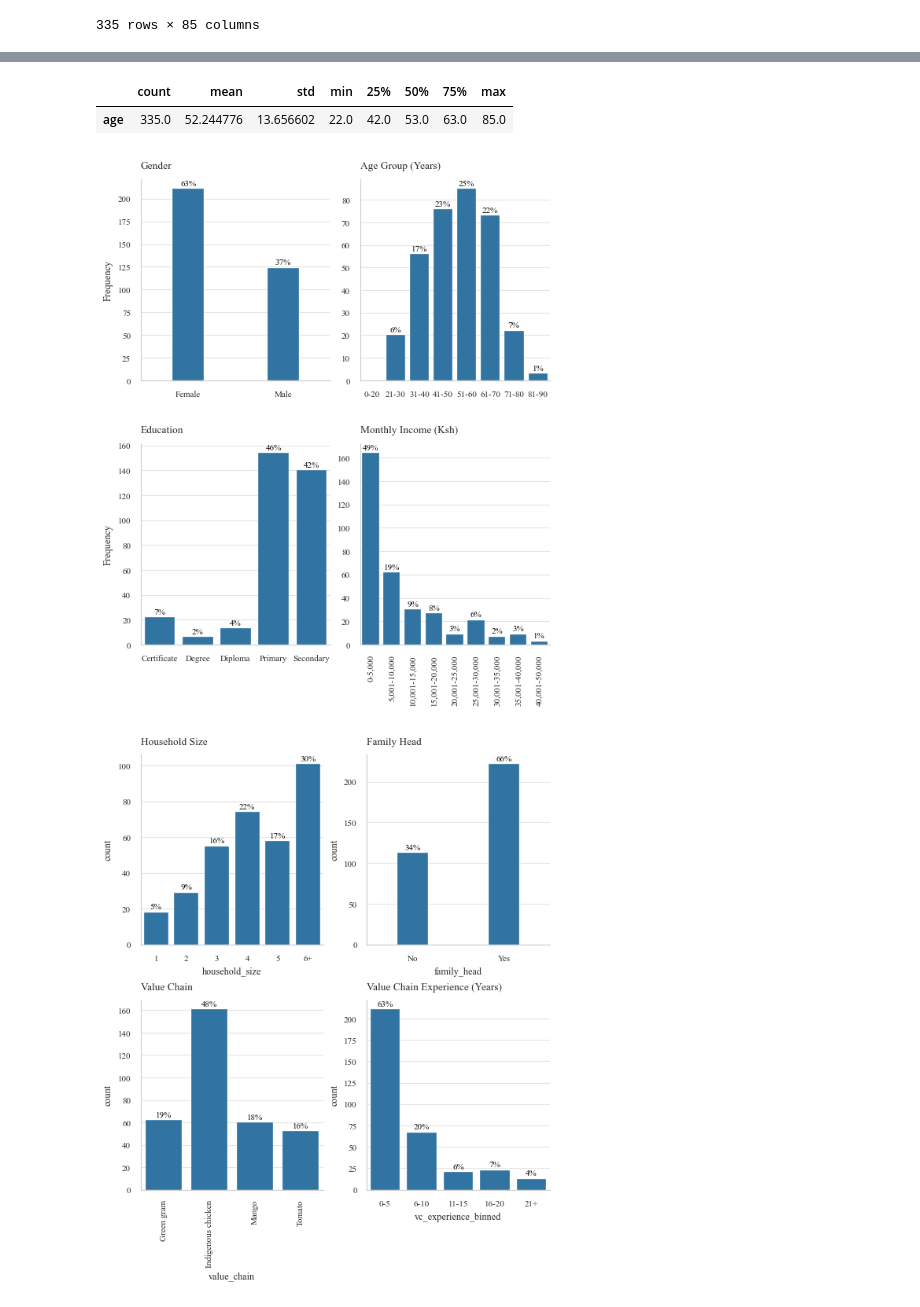
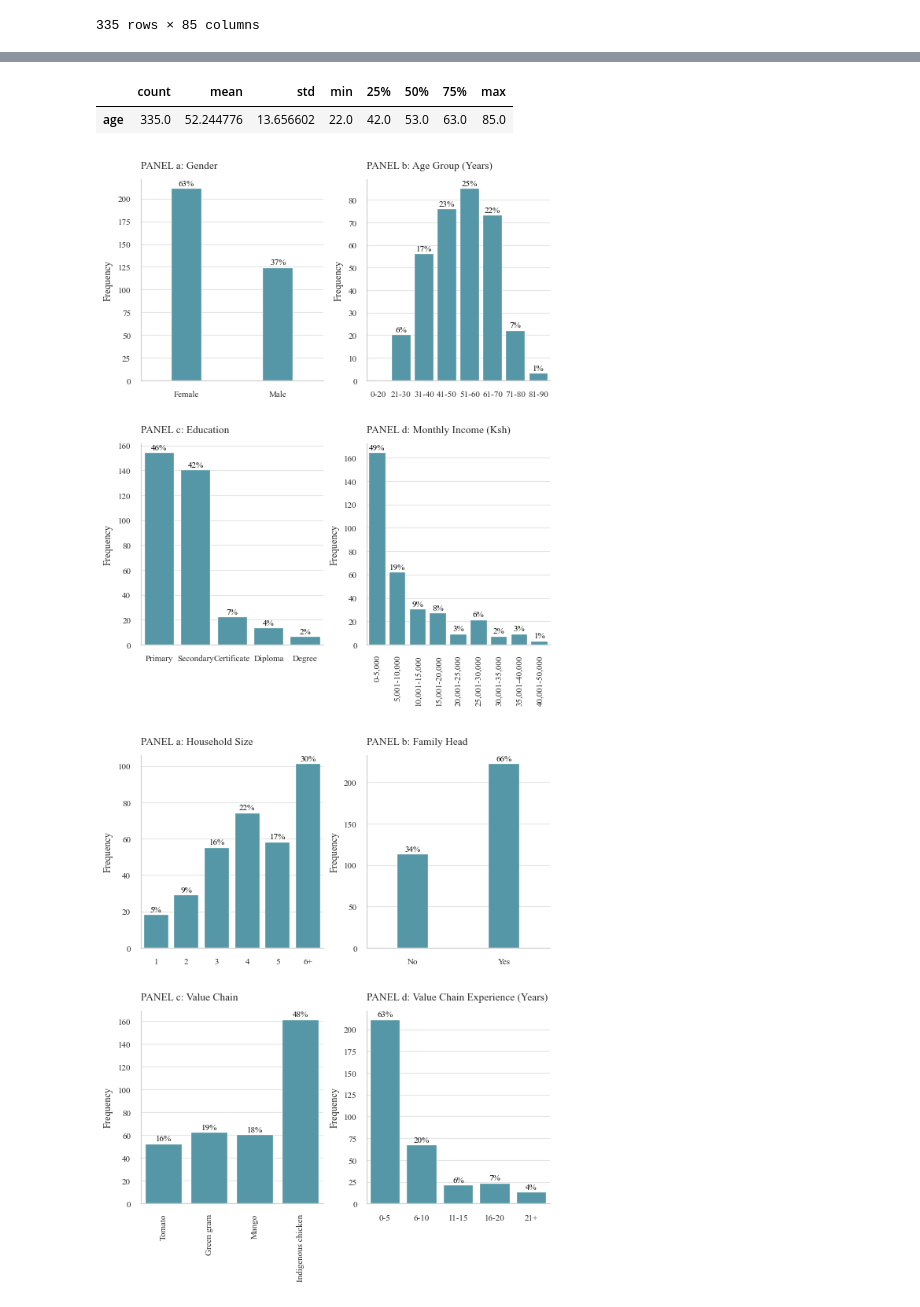
Before and after one commit to StephKisee/narigp-farmer-impact-study, a Jupyter notebook: notebooks/notebook.ipynb, the cells around one changed output, grey strips where cells are left out. Drawn from its saved outputs; the diff is of its cells as text; code cells hidden in the pictures.

```diff
--- a/notebooks/notebook.ipynb
+++ b/notebooks/notebook.ipynb
@@ -120,10 +121,10 @@ replace_map = {'Diasgree': 'Disagree',
                'Kako': 'Waia/Kako',
                'Mtito': 'Mtito Andei'}
 
-# reverse_map = {v: k for k, v in ordinal_map.items()}
+reverse_map = {v: k for k, v in ordinal_map.items()}
 
 survey.replace(replace_map, inplace=True)
-# survey.replace(ordinal_map, inplace=True)
+survey.replace(ordinal_map, inplace=True)
 
 survey = makueni_wards.merge(survey, on='ward', how='right')
 
@@ -158,9 +159,9 @@ for k, v in narig_dfs.items():
 narig_dfs['survey_df'] = pd.concat(narig_dfs.values(), ignore_index=True)
 narig_dfs['survey_df'] = narig_dfs['survey_df'][[col for col in orig_col_order if col in narig_dfs['survey_df'].columns]]
 
-# narig_dfs['survey_df'].replace(reverse_map, inplace=True)
-# numeric_cols = narig_dfs['survey_df'].select_dtypes('number').columns.tolist()
-# narig_dfs['survey_df'].replace(ordinal_map, inplace=True)
+narig_dfs['survey_df'].replace(reverse_map, inplace=True)
+numeric_cols = narig_dfs['survey_df'].select_dtypes('number').columns.tolist()
+narig_dfs['survey_df'].replace(ordinal_map, inplace=True)
 
 # narig_dfs['survey_df'] = create_change_features(narig_dfs['survey_df'], drop_before_after=False)
 # narig_dfs['survey_df'] = create_composite_feature(narig_dfs['survey_df'], attitude_cols, 'farmer_attitudes', drop_features=False)
@@ -178,6 +179,8 @@ for k, v in narig_dfs.items():
 
 # sns.heatmap(narig_dfs['survey_df'].set_index('value_chain').sort_index().isnull(), cbar=False, ax=ax[1])
 # plt.show()
+palette = sns.color_palette('Spectral', 6)
+palette.reverse()
 # %% [output]
 Tomato
 Mango
@@ -262,10 +266,11 @@ narig_dfs['survey_df']['vc_experience_binned'] = pd.cut(narig_dfs['survey_df']['
 # Plot age groups
 fig, ax = plt.subplots(2, 2, figsize=(5.75, 7), gridspec_kw={'hspace': 0.1})
 
-sns.countplot(data=narig_dfs['survey_df'], x='gender', width=0.33, ax=ax[0,0])
-sns.countplot(data=narig_dfs['survey_df'], x='age_group', ax=ax[0,1])
-sns.countplot(data=narig_dfs['survey_df'], x='education', ax=ax[1,0])
-sns.countplot(data=narig_dfs['survey_df'], x='income_group', ax=ax[1,1])
+sns.countplot(data=narig_dfs['survey_df'], x='gender', width=0.33, ax=ax[0,0], color=palette[0])
+sns.countplot(data=narig_dfs['survey_df'], x='age_group', ax=ax[0,1], color=palette[0])
+sns.countplot(data=narig_dfs['survey_df'], x='education',
+              order=['Primary', 'Secondary', 'Certificate', 'Diploma', 'Degree'], ax=ax[1,0], color=palette[0])
+sns.countplot(data=narig_dfs['survey_df'], x='income_group', ax=ax[1,1], color=palette[0])
 
 # Annotate the plots with percentages
 for i in range(2):
@@ -273,19 +278,19 @@ for i in range(2):
         for p in ax[i,j].patches:
             ax[i,j].annotate(f"{p.get_height() / narig_dfs['survey_df'].shape[0] * 100:.0f}%", (p.get_x() + p.get_width() / 2., p.get_height()), ha='center', va='center', fontsize=8, color='black', xytext=(0, 5), textcoords='offset points')
 
-ax[0,0].set_title('Gender', y=1.02, loc='left')
-ax[0,1].set_title('Age Group (Years)', y=1.02, loc='left')
-ax[1,0].set_title('Education', y=1.02, loc='left')
-ax[1,1].set_title('Monthly Income (Ksh)', y=1.02, loc='left')
+ax[0,0].set_title('PANEL a: Gender', y=1.02, loc='left')
+ax[0,1].set_title('PANEL b: Age Group (Years)', y=1.02, loc='left')
+ax[1,0].set_title('PANEL c: Education', y=1.02, loc='left')
+ax[1,1].set_title('PANEL d: Monthly Income (Ksh)', y=1.02, loc='left')
 
 ax[0,0].set_xlabel('')
 ax[0,1].set_xlabel('')
 ax[1,0].set_xlabel('')
 ax[1,1].set_xlabel('')
 ax[0,0].set_ylabel('Frequency')
-ax[0,1].set_ylabel('')
+ax[0,1].set_ylabel('Frequency')
 ax[1,0].set_ylabel('Frequency')
-ax[1,1].set_ylabel('')
+ax[1,1].set_ylabel('Frequency')
 
 # ax[0].set_title('Gender', y=1.02, loc='left')
 # ax[1].set_title('Age Group', y=1.02, loc='left')
@@ -295,40 +300,50 @@ ax[1,1].set_ylabel('')
 # ax[1].set_xlabel('')
 # ax[2].set_xlabel('')
 #
 # ax[0].set_ylabel('Count')
 # ax[1].set_ylabel('')
 # ax[2].set_ylabel('')
 
 ax[1,1].set_xticklabels(ax[1,1].get_xticklabels(), rotation=90)
 
 sns.despine()
 plt.show()
 
 fig, ax = plt.subplots(2, 2, figsize=(5.75, 7), gridspec_kw={'hspace': 0.1})
 
-sns.countplot(data=narig_dfs['survey_df'], x='household_size', ax=ax[0,0])
-sns.countplot(data=narig_dfs['survey_df'], x='family_head', width=0.33, ax=ax[0,1])
-sns.countplot(data=narig_dfs['survey_df'], x='value_chain', ax=ax[1,0])
-sns.countplot(data=narig_dfs['survey_df'], x='vc_experience_binned', ax=ax[1,1])
+sns.countplot(data=narig_dfs['survey_df'], x='household_size', ax=ax[0,0], color=palette[0])
+sns.countplot(data=narig_dfs['survey_df'], x='family_head', width=0.33, ax=ax[0,1], color=palette[0])
+sns.countplot(data=narig_dfs['survey_df'], x='value_chain',
+              order=['Tomato', 'Green gram', 'Mango', 'Indigenous chicken'], ax=ax[1,0], color=palette[0])
+sns.countplot(data=narig_dfs['survey_df'], x='vc_experience_binned', ax=ax[1,1], color=palette[0])
 
 # Annotate the plots with percentages
 for i in range(2):
     for j in range(2):
         for p in ax[i,j].patches:
             ax[i,j].annotate(f"{p.get_height() / narig_dfs['survey_df'].shape[0] * 100:.0f}%", (p.get_x() + p.get_width() / 2., p.get_height()), ha='center', va='center', fontsize=8, color='black', xytext=(0, 5), textcoords='offset points')
 
-ax[0,0].set_title('Household Size', y=1.02, loc='left')
-ax[0,1].set_title('Family Head', y=1.02, loc='left')
-ax[1,0].set_title('Value Chain', y=1.02, loc='left')
-ax[1,1].set_title('Value Chain Experience (Years)', y=1.02, loc='left')
+ax[0,0].set_title('PANEL a: Household Size', y=1.02, loc='left')
+ax[0,1].set_title('PANEL b: Family Head', y=1.02, loc='left')
+ax[1,0].set_title('PANEL c: Value Chain', y=1.02, loc='left')
+ax[1,1].set_title('PANEL d: Value Chain Experience (Years)', y=1.02, loc='left')
+
+ax[0,0].set_xlabel('')
+ax[0,1].set_xlabel('')
+ax[1,0].set_xlabel('')
+ax[1,1].set_xlabel('')
+ax[0,0].set_ylabel('Frequency')
+ax[0,1].set_ylabel('Frequency')
+ax[1,0].set_ylabel('Frequency')
+ax[1,1].set_ylabel('Frequency')
 
 
 ax[1,0].set_xticklabels(ax[1,0].get_xticklabels(), rotation=90)
 
 sns.despine()
 plt.show()
 # %% [output]
 |  | count | mean | std | min | 25% | 50% | 75% | max |
 | age | 335.0 | 52.244776 | 13.656602 | 22.0 | 42.0 | 53.0 | 63.0 | 85.0 |
-[figure, old version]
+[figure, new version]
-[figure, old version]
+[figure, new version]
```
Also changed, not shown: parts of 25 cells of this notebook, 1 other file.
